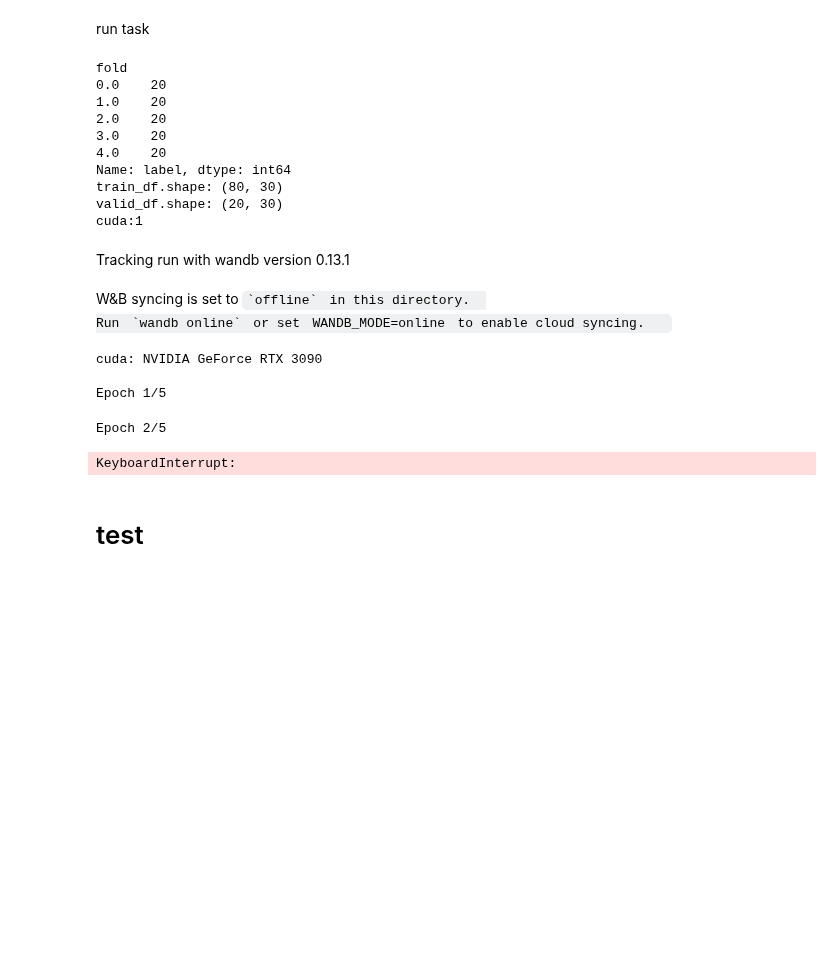
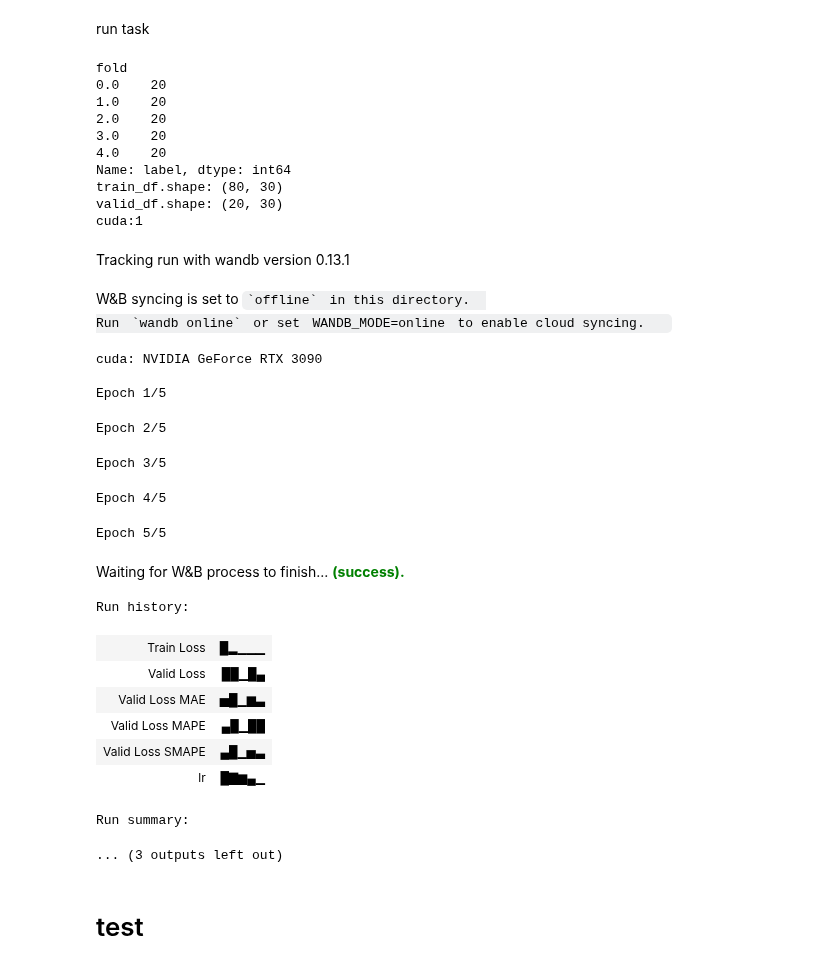
Before and after one commit to caodonghui426/MoE-ViST, a Jupyter notebook: my_vilt_total.ipynb, the cells around one changed output. Saved outputs shown, nothing was run; the diff lists cells and outputs as text; code cells hidden in the pictures; blank space fills up the shorter version.

```diff
--- a/my_vilt_total.ipynb
+++ b/my_vilt_total.ipynb
@@ -27,7 +31,7 @@ from sklearn.model_selection import StratifiedKFold, KFold, StratifiedGroupKFold
 # config
 # %%
 class config:
-    debug = False
+    debug = True
     sensor_only = False
     crop_name = "total"
 
@@ -124,7 +128,7 @@ class config:
     precision = 16
 
     # CBP 算法1,random maclaurin Projection参数
-    RMP_d = 50000
+    RMP_d = 10000
 
 
 
@@ -402,6 +406,7 @@ from models.RiceFusionMLP import *
 from models.RiceFusionCNN import *
 from models.BilinearPooling import *
 from models.CompactBilinearPoolingRMP import *
+from models.CompactBilinearPoolingTSP import *
 
 def build_model(model_name: str,pre_train):
     if model_name[:6] == "resnet50":
@@ -497,6 +502,8 @@ def build_model(model_name: str,pre_train):
 
     if model_name == "CompactBilinearPoolingRMP":
         return CompactBilinearPoolingRMP(sensor_nums=config.senser_input_num,config=config)
+    if model_name == "CompactBilinearPoolingTSP":
+        return CompactBilinearPoolingTSP(sensor_nums=config.senser_input_num,config=config)
 
     raise Exception("模型未定义")
 # %% [markdown]
@@ -1222,6 +1229,12 @@ total_task = {
         "wandb_name":"CompactBilinearPoolingRMP|普适|290图像加传感器",
         "sensor_only":False,
     },
+    "CompactBilinearPoolingTSP":{
+        "crop_name":"total",
+        "model_name":"CompactBilinearPoolingTSP",
+        "wandb_name":"CompactBilinearPoolingTSP|普适|290图像加传感器",
+        "sensor_only":False,
+    },
 
 
 
@@ -1231,31 +1244,43 @@ run task
 # %%
 config.T_max = 1562.5
 config.learning_rate = 0.0001
 # model_name_list = ["DNNF1","DNNF2","RiceFusionMLP","RiceFusionCNN","RiceFusion","RiceTransformer","CNNTransformer"]
 # for model_name in model_name_list:
 #     task = rice_task[model_name]
 #     run(task["crop_name"],task["model_name"],task["wandb_name"],task["sensor_only"])
-task = total_task["CompactBilinearPoolingRMP"]
+task = total_task["CompactBilinearPoolingTSP"]
 run(task["crop_name"],task["model_name"],task["wandb_name"],task["sensor_only"])
 # %% [output]
 fold
 0.0    20
 1.0    20
 2.0    20
 3.0    20
 4.0    20
 Name: label, dtype: int64
 train_df.shape: (80, 30)
 valid_df.shape: (20, 30)
 cuda:1
 Tracking run with wandb version 0.13.1
 W&B syncing is set to `offline` in this directory.
 Run `wandb online` or set WANDB_MODE=online to enable cloud syncing.
 cuda: NVIDIA GeForce RTX 3090
 
 Epoch 1/5
 Epoch 2/5
-KeyboardInterrupt:
+Epoch 3/5
+Epoch 4/5
+Epoch 5/5
+Waiting for W&B process to finish... (success).
+Run history:
+| Train Loss | █▂▁▁▁ |
+| Valid Loss | ██▁█▄ |
+| Valid Loss MAE | ▅█▁▆▃ |
+| Valid Loss MAPE | ▄█▁██ |
+| Valid Loss SMAPE | ▄█▁▅▃ |
+| lr | █▇▆▄▁ |
+Run summary:
+... (3 outputs left out)
 # %% [markdown]
 #  test
 # %%
```
Also changed, not shown: parts of 1 cell of this notebook, 1 other file.
